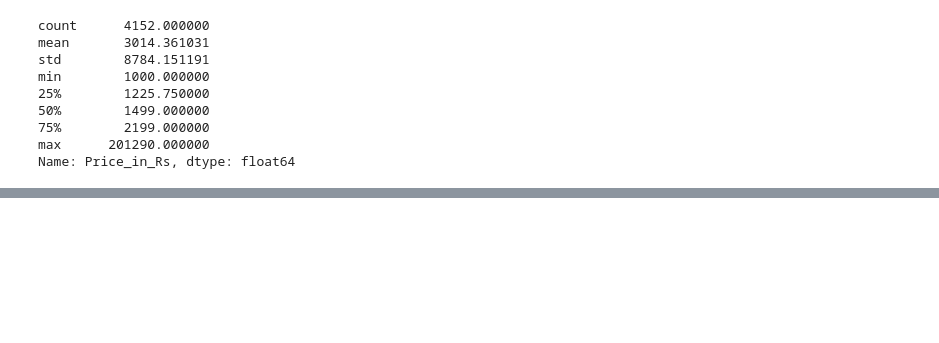
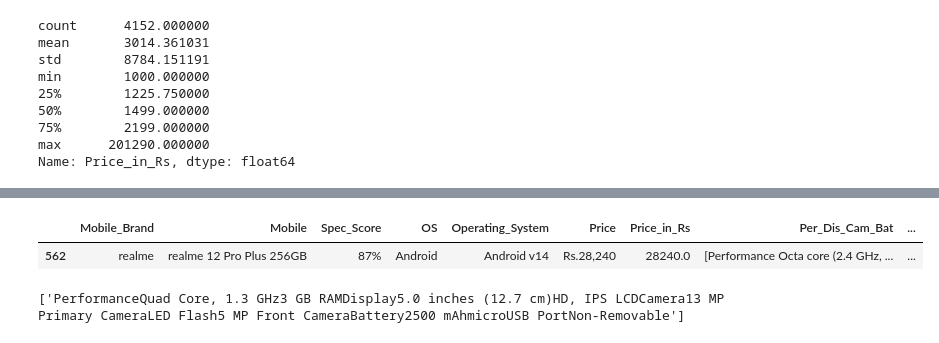
Before and after one commit to vaibhavO1/Web_Scraping_91Mobiles, a Jupyter notebook: cleaning.ipynb, the cells around one changed output, grey strips where cells are left out. Cells and saved outputs as stored; diff of their text form; code cells hidden in the pictures; blank space fills up the shorter version.

```diff
--- a/cleaning.ipynb
+++ b/cleaning.ipynb
@@ -83,0 +159,2 @@ Name: Price_in_Rs, dtype: bool
+# %%
+df['Per_Dis_Cam_Bat'] = df['Per_Dis_Cam_Bat'].str.split('\n                  \n\n\n\n\n\n\n\n\n\n\n')
@@ -83,0 +177,29 @@ Name: Price_in_Rs, dtype: bool
+# %%
+def core_r(item):
+  if re.search(r'Deca', item):
+    return 10
+  elif re.search(r'Octa', item):
+    return 8
+  elif re.search(r'Hexa', item):
+    return 6
+  elif re.search(r'Quad', item):
+    return 4
+  elif re.search(r'Dual', item):
+    return 2
+  elif re.search(r'Single', item):
+    return 1
+  else:
+    return -1
+# %%
+n_core = df['P_D_C_B'].apply(core_r)
+# %%
+df.insert(8,'No_of_Core',n_core)
+# %%
+df.sample()
+# %% [output]
+|  | Mobile_Brand | Mobile | Spec_Score | OS | Operating_System | Price | Price_in_Rs | Per_Dis_Cam_Bat | ... |
+| 562 | realme | realme 12 Pro Plus 256GB | 87% | Android | Android v14 | Rs.28,240 | 28240.0 | [Performance Octa core (2.4 GHz, ... | ... |
+# %%
+df['Per_Dis_Cam_Bat'][13081]
+# %% [output]
+['PerformanceQuad Core, 1.3 GHz3 GB RAMDisplay5.0 inches (12.7 cm)HD, IPS LCDCamera13 MP Primary CameraLED Flash5 MP Front CameraBattery2500 mAhmicroUSB PortNon-Removable']
```
Also changed, not shown: parts of 70 cells of this notebook.
